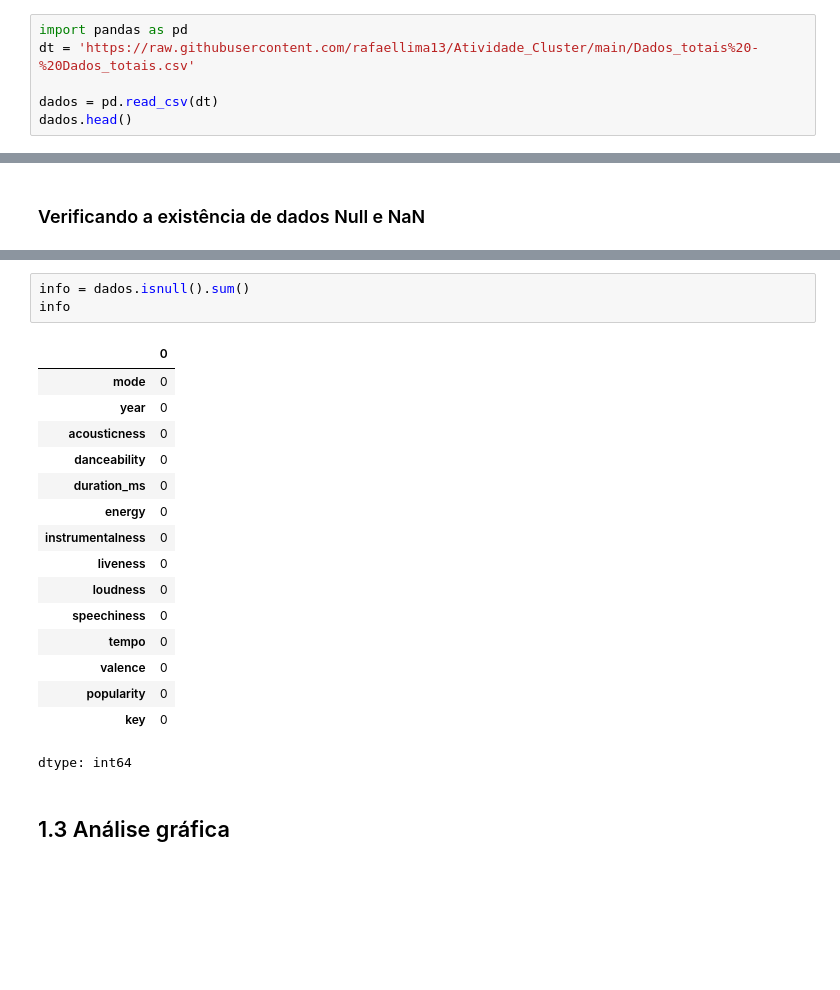
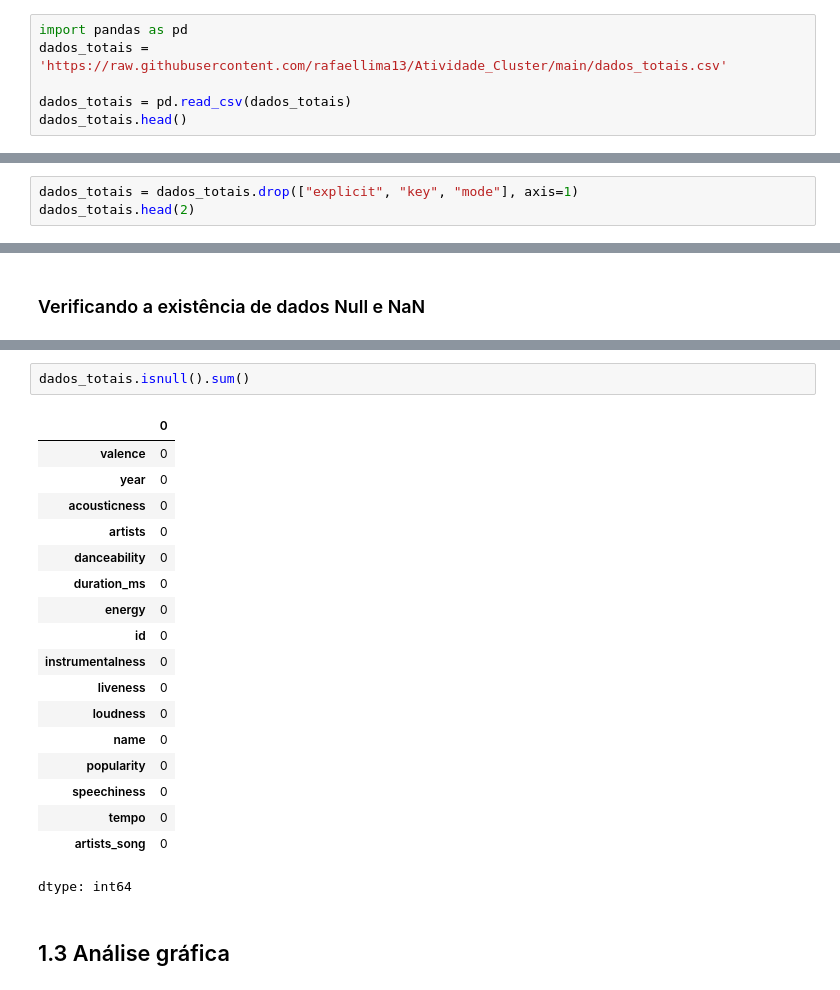
Before and after one commit to rafaellima13/Atividade_Cluster, a Jupyter notebook: Rafael_Lima_Recomendador_de_musicas_online.ipynb, the cells around one changed output, grey strips where cells are left out. Cells and saved outputs as stored; diff of their text form; blank space fills up the shorter version.

```diff
--- a/Rafael_Lima_Recomendador_de_musicas_online.ipynb
+++ b/Rafael_Lima_Recomendador_de_musicas_online.ipynb
@@ -59,8 +64,8 @@ Obs.: crie um repositório no seu github (dados_totais, dados_generos e dados_an
 # %%
 import pandas as pd
-dt = 'https://raw.githubusercontent.com/rafaellima13/Atividade_Cluster/main/Dados_totais%20-%20Dados_totais.csv'
+dados_totais = 'https://raw.githubusercontent.com/rafaellima13/Atividade_Cluster/main/dados_totais.csv'
 
-dados = pd.read_csv(dt)
-dados.head()
+dados_totais = pd.read_csv(dados_totais)
+dados_totais.head()
 # %% [output]
 |  | valence | year | acousticness | artists | danceability | duration_ms | energy | explicit | id | ... |
@@ -160,0 +183,3 @@ memory usage: 11.1+ KB
+# %%
+dados_totais = dados_totais.drop(["explicit", "key", "mode"], axis=1)
+dados_totais.head(2)
@@ -163,22 +220,23 @@ memory usage: 11.1+ KB
 # %%
-info = dados.isnull().sum()
-info
+dados_totais.isnull().sum()
 # %% [output]
 |  | 0 |
-| mode | 0 |
+| valence | 0 |
 | year | 0 |
 | acousticness | 0 |
+| artists | 0 |
 | danceability | 0 |
 | duration_ms | 0 |
 | energy | 0 |
+| id | 0 |
 | instrumentalness | 0 |
 | liveness | 0 |
 | loudness | 0 |
+| name | 0 |
+| popularity | 0 |
 | speechiness | 0 |
 | tempo | 0 |
-| valence | 0 |
-| popularity | 0 |
-| key | 0 |
+| artists_song | 0 |
 dtype: int64
 # %% [markdown]
 ## 1.3 Análise gráfica
```
Also changed, not shown: parts of 30 cells of this notebook.
